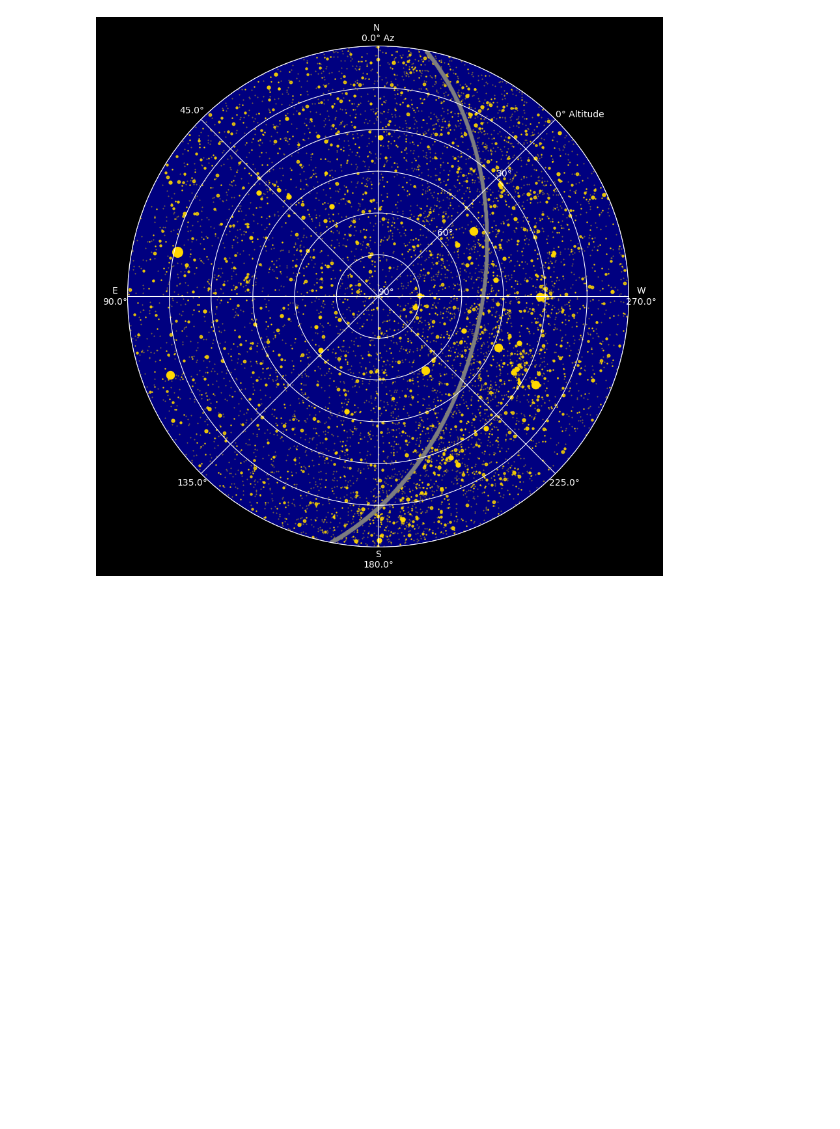
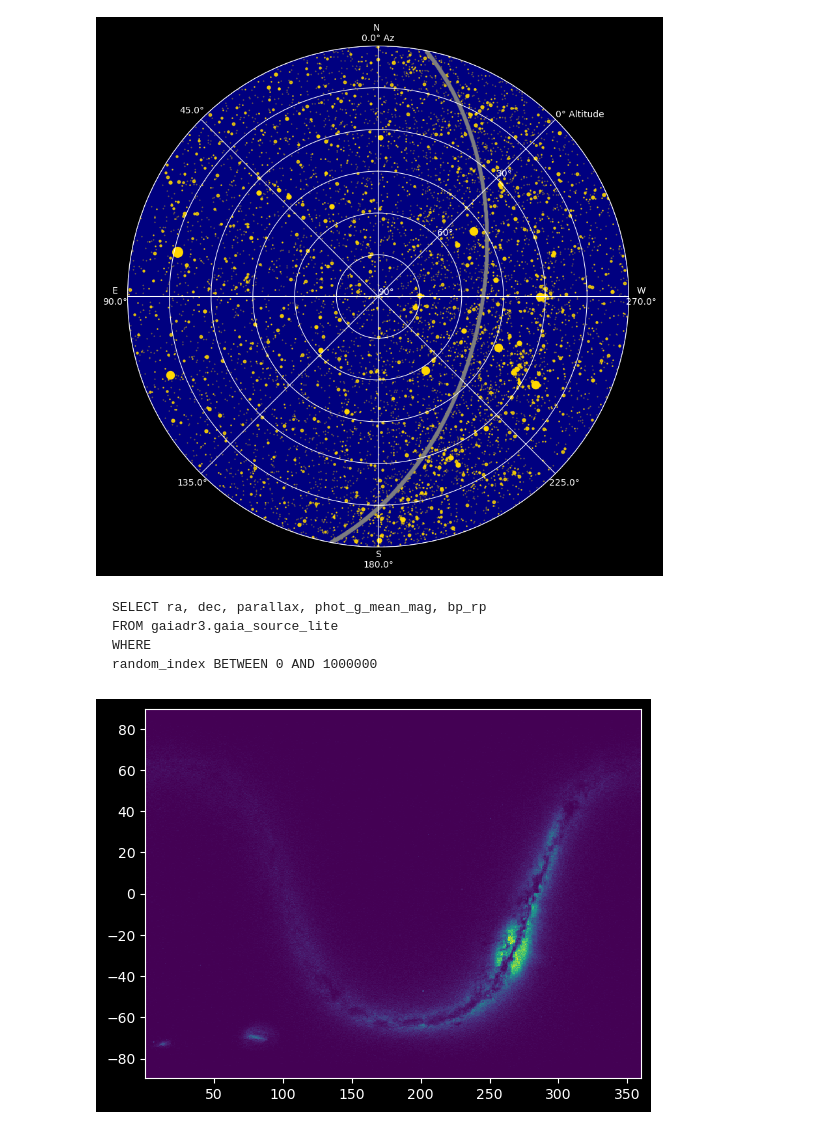
Before and after one commit to jradavenport/star_charts, a Jupyter notebook: demo1.ipynb, the cells around one changed output. Drawn from its saved outputs; the diff is of its cells as text; code cells hidden in the pictures; blank space fills up the shorter version.

`````diff
--- a/demo1.ipynb
+++ b/demo1.ipynb
@@ -90,4 +91,18 @@ ax.set_facecolor("Navy")
 plt.savefig('example.png', dpi=300, bbox_inches='tight')
 # %% [output]
 [figure]
+# %% [markdown]
+````
+SELECT ra, dec, parallax, phot_g_mean_mag, bp_rp
+FROM gaiadr3.gaia_source_lite
+WHERE
+random_index BETWEEN 0 AND 1000000
+````
+# %%
+g1m = pd.read_csv('1712940281428O-result.csv')
+# %%
+# plt.figure(figsize=(9,3))
+_ = plt.hist2d(g1m['ra'], g1m['dec'],bins=400)
+# %% [output]
+[figure, added]
 # %% [markdown]
`````
Also changed, not shown: parts of 2 cells of this notebook.
